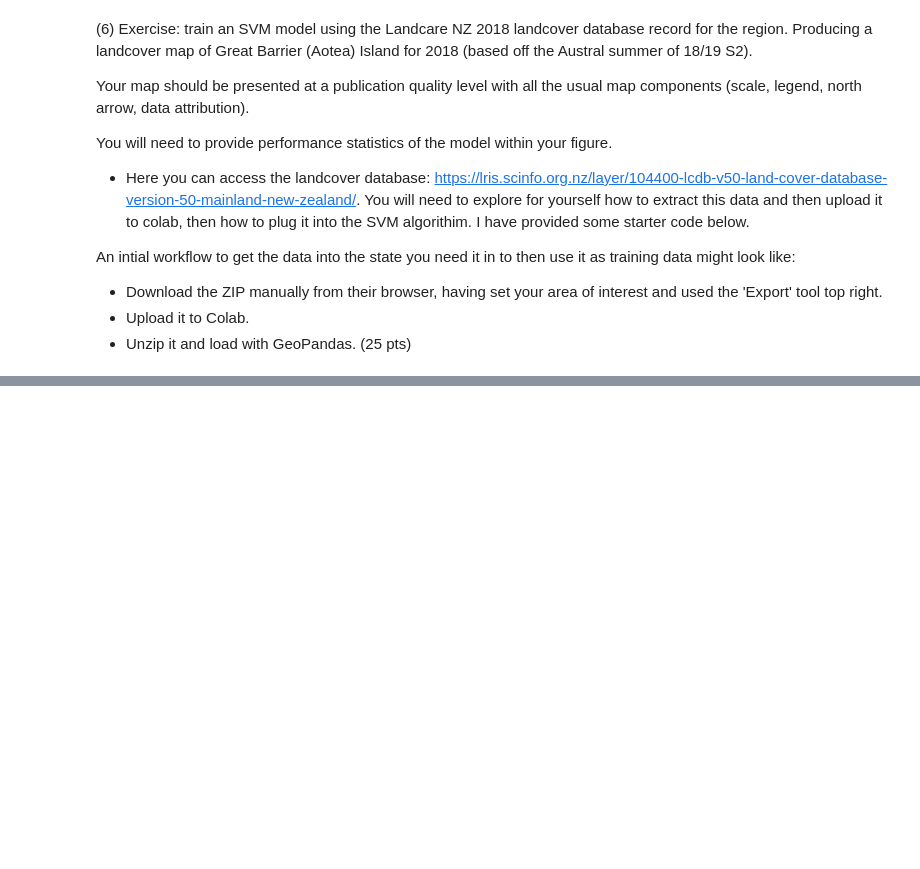
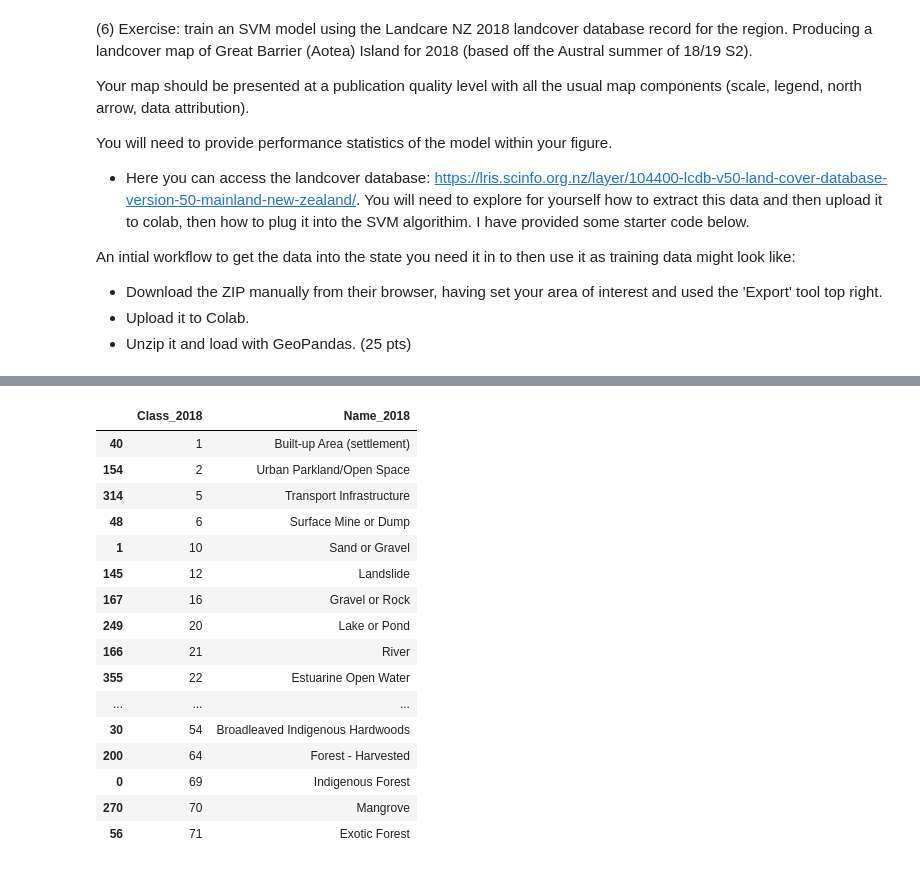
Before and after one commit to lucyr123/SatelliteDataAI-UOA, a Jupyter notebook: Lab-Notebooks/761_Lab2.ipynb, the cells around one changed output, grey strips where cells are left out. Saved outputs shown, nothing was run; the diff lists cells and outputs as text; code cells hidden in the pictures; blank space fills up the shorter version.

```diff
--- a/Lab-Notebooks/761_Lab2.ipynb
+++ b/Lab-Notebooks/761_Lab2.ipynb
@@ -264,0 +706,15 @@ print(gdf.head())
+# %%
+gdf = gpd.read_file(shapefiles[0])
+
+print("Number of polygons:", len(gdf))
+print("CRS:", gdf.crs)
+
+print("\nRelevant columns:")
+print(
+    gdf[
+        [
+            "Class_2018",
+            "Name_2018"
+        ]
+    ].head()
+)
@@ -264,0 +732,45 @@ print(gdf.head())
+# %%
+# Convert to latitude/longitude for Earth Engine
+gdf = gdf.to_crs("EPSG:4326")
+
+# Remove missing classes
+gdf = gdf[
+    gdf["Class_2018"].notna()
+].copy()
+
+gdf["Class_2018"] = (
+    gdf["Class_2018"]
+    .astype(int)
+)
+
+# Show the LCDB classes present
+classes_present = (
+    gdf[
+        [
+            "Class_2018",
+            "Name_2018"
+        ]
+    ]
+    .drop_duplicates()
+    .sort_values("Class_2018")
+)
+
+display(classes_present)
+# %% [output]
+|  | Class_2018 | Name_2018 |
+| 40 | 1 | Built-up Area (settlement) |
+| 154 | 2 | Urban Parkland/Open Space |
+| 314 | 5 | Transport Infrastructure |
+| 48 | 6 | Surface Mine or Dump |
+| 1 | 10 | Sand or Gravel |
+| 145 | 12 | Landslide |
+| 167 | 16 | Gravel or Rock |
+| 249 | 20 | Lake or Pond |
+| 166 | 21 | River |
+| 355 | 22 | Estuarine Open Water |
+| ... | ... | ... |
+| 30 | 54 | Broadleaved Indigenous Hardwoods |
+| 200 | 64 | Forest - Harvested |
+| 0 | 69 | Indigenous Forest |
+| 270 | 70 | Mangrove |
+| 56 | 71 | Exotic Forest |
```
Also changed, not shown: parts of 23 cells of this notebook.
